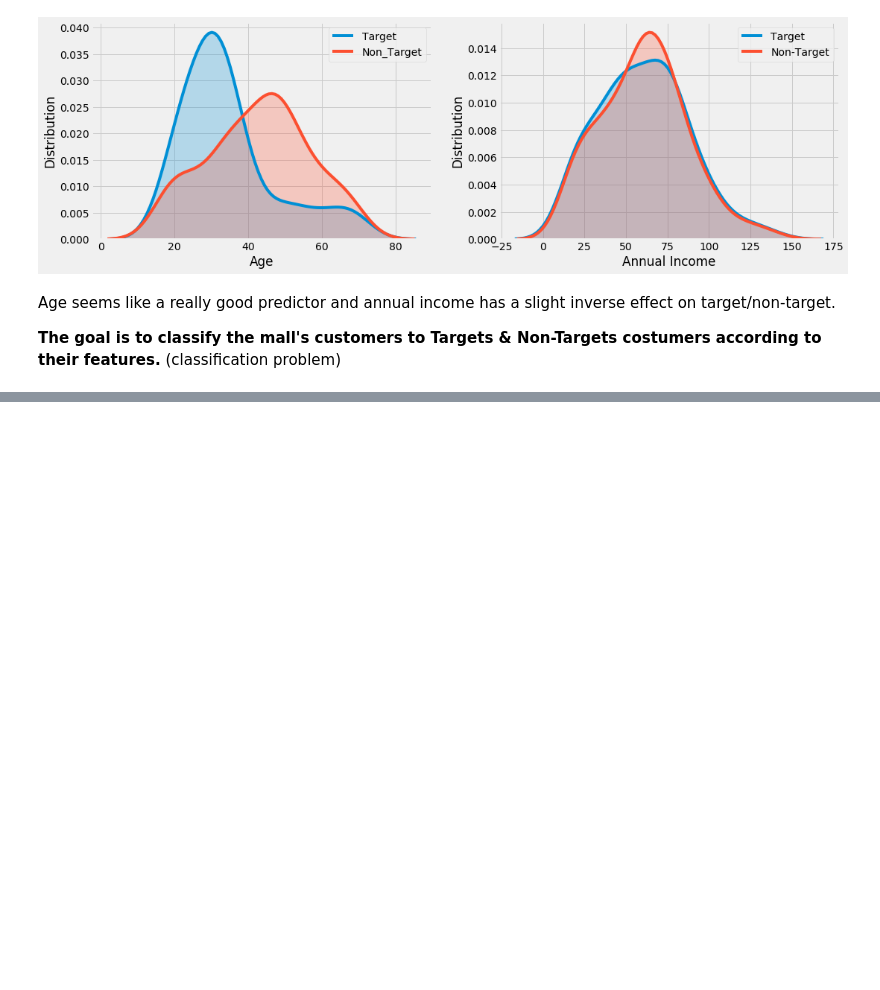
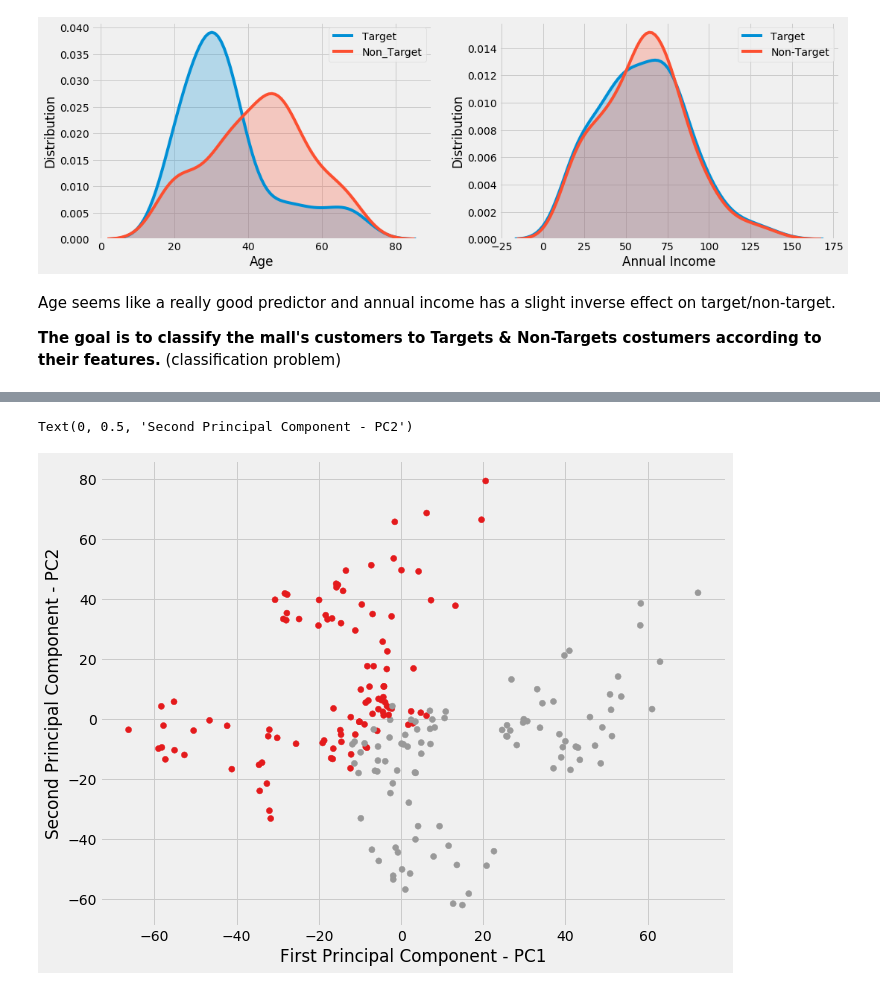
Before and after one commit to NoaAizer/ML_projects, a Jupyter notebook: Mall_Customers.ipynb, the cells around one changed output, grey strips where cells are left out. Cells and saved outputs as stored; diff of their text form; code cells hidden in the pictures; blank space fills up the shorter version.

```diff
--- a/Mall_Customers.ipynb
+++ b/Mall_Customers.ipynb
@@ -185,0 +215,7 @@ Age seems like a really good predictor and annual income has a slight inverse ef
+# %%
+original_df=df
+scaler = StandardScaler()
+model_df=df.drop(['Target','Spending_Score'],axis=1)
+scaled_df= scaler.fit_transform(model_df)
+scaled_df=pd.DataFrame(scaled_df)
+scaled_df.columns=('Gender','Age','Annual_Income')
@@ -185,0 +541,8 @@ Age seems like a really good predictor and annual income has a slight inverse ef
+# %%
+pca = PCA(n_components=2)
+pca.fit(original_df)
+pc12 = pca.transform(original_df)
+df_pca = pd.DataFrame(
+    pc12,
+    columns=['PC1','PC2'])
+df_pca.head()
@@ -185,0 +556,12 @@ Age seems like a really good predictor and annual income has a slight inverse ef
+# %%
+plt.figure(figsize=(10,8))
+plt.scatter(
+    x=df_pca['PC1'],
+    y=df_pca['PC2'],
+    c=original_df['Target'],
+    cmap='Set1')
+plt.xlabel('First Principal Component - PC1')
+plt.ylabel('Second Principal Component - PC2')
+# %% [output]
+Text(0, 0.5, 'Second Principal Component - PC2')
+[figure, added]
```
Also changed, not shown: parts of 66 cells of this notebook.
